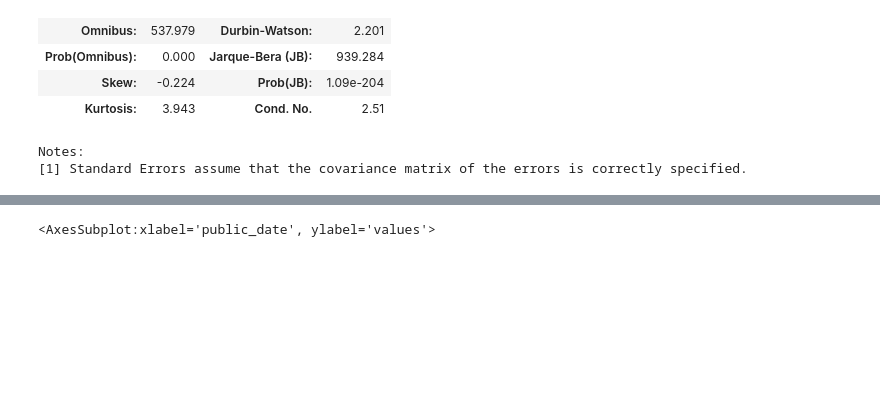
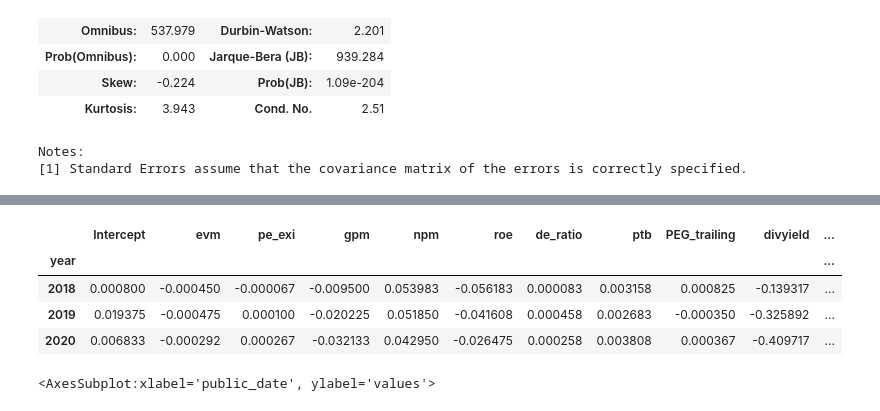
Before and after one commit to jordanweintraub914/GBUS-424-Project-, a Jupyter notebook: cleaned_monthly.ipynb, the cells around one changed output, grey strips where cells are left out. Cells and saved outputs as stored; diff of their text form; code cells hidden in the pictures; blank space fills up the shorter version.

```diff
--- a/cleaned_monthly.ipynb
+++ b/cleaned_monthly.ipynb
@@ -370,3 +373,12 @@ sns.lineplot(x='public_date',y='pred',data=fit_2019,color='blue')
+# %%
+table['year'] = table.public_date.astype(str).str[:4] #get first 4 chars of public_data aka the year
+table.groupby('year').mean()
+# %% [output]
+|  | Intercept | evm | pe_exi | gpm | npm | roe | de_ratio | ptb | PEG_trailing | divyield | ... |
+| year |  |  |  |  |  |  |  |  |  |  | ... |
+| 2018 | 0.000800 | -0.000450 | -0.000067 | -0.009500 | 0.053983 | -0.056183 | 0.000083 | 0.003158 | 0.000825 | -0.139317 | ... |
+| 2019 | 0.019375 | -0.000475 | 0.000100 | -0.020225 | 0.051850 | -0.041608 | 0.000458 | 0.002683 | -0.000350 | -0.325892 | ... |
+| 2020 | 0.006833 | -0.000292 | 0.000267 | -0.032133 | 0.042950 | -0.026475 | 0.000258 | 0.003808 | 0.000367 | -0.409717 | ... |
 # %%
 df1 = table.copy()
 df1 = df1.drop(columns=['divyield'])
```
Also changed, not shown: parts of 9 cells of this notebook.
